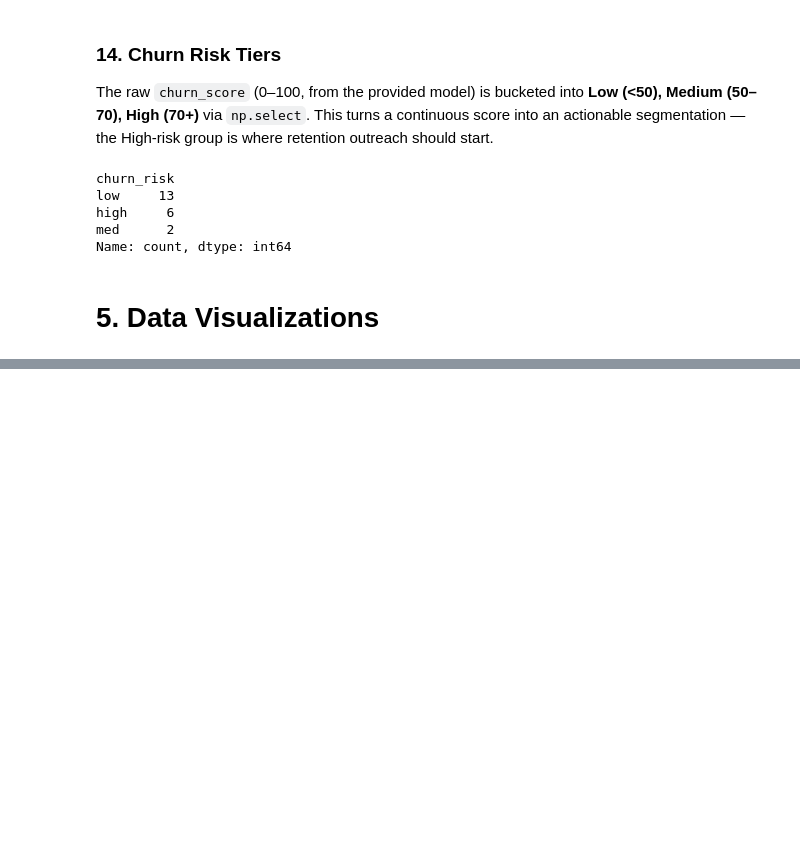
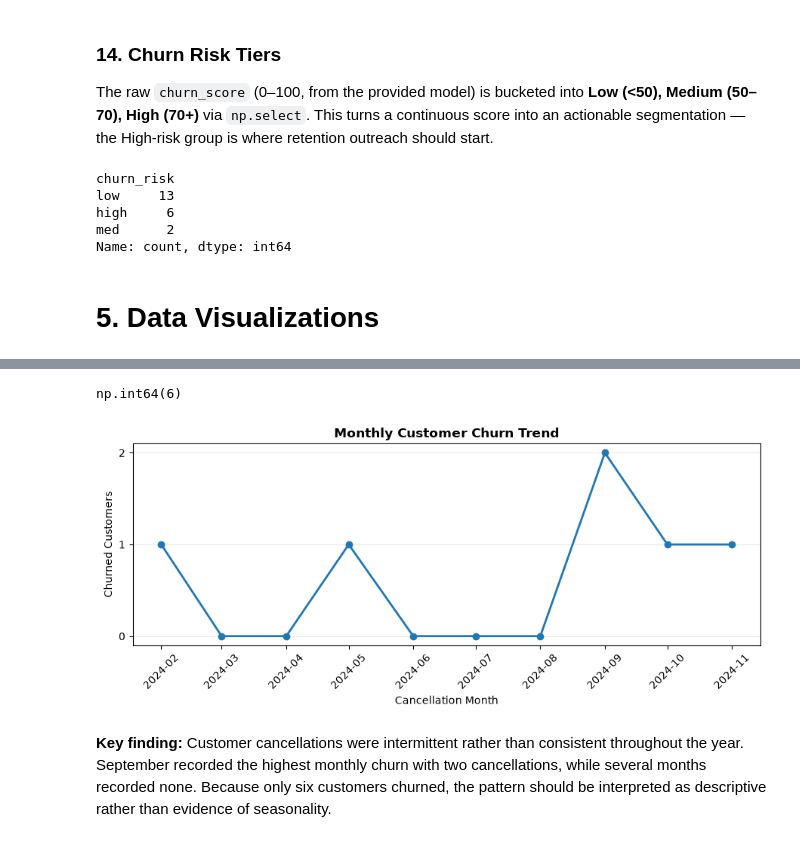
Before and after one commit to ShayanYawarBhatti/churn-analysis, a Jupyter notebook: notebooks/churn_analysis.ipynb, the cells around one changed output, grey strips where cells are left out. Cells and saved outputs as stored; diff of their text form; code cells hidden in the pictures; blank space fills up the shorter version.

Commit message:
Add churn visualizations and correlation analysis

```diff
--- a/notebooks/churn_analysis.ipynb
+++ b/notebooks/churn_analysis.ipynb
@@ -563,3 +563,9 @@ med      2
 Name: count, dtype: int64
 # %% [markdown]
 # 5. Data Visualizations
+# %%
+# Create a visualization-ready copy and configure the chart output directory
+df_viz = df.copy()
+FIG_DIR = '../reports/figures'
+
+df_viz.shape
@@ -565,0 +588,12 @@ Name: count, dtype: int64
+# %%
+# Aggregate monthly customer cancellations, including zero-churn months
+monthly_churn = (
+    df_viz.loc[df_viz['churn_flag'].eq(1)]
+    .resample('MS', on='cancellation_date')
+    .size()
+    .rename('churned_customers')
+    .reset_index()
+    .rename(columns={'cancellation_date': 'cancellation_month'})
+)
+
+monthly_churn
@@ -565,0 +612,36 @@ Name: count, dtype: int64
+# %%
+# Validating that monthly churn counts match the total number of churned customers
+monthly_churn['churned_customers'].sum()
+# %% [output]
+np.int64(6)
+# %%
+# Plotting and saving the monthly customer churn trend
+plt.figure(figsize = (9, 4))
+
+plt.plot(
+    monthly_churn['cancellation_month'],
+    monthly_churn['churned_customers'],
+    marker = 'o',
+    linewidth = 2
+)
+
+plt.title('Monthly Customer Churn Trend', fontweight = 'bold')
+plt.xlabel('Cancellation Month')
+plt.ylabel('Churned Customers')
+plt.yticks(
+    range(int(monthly_churn['churned_customers'].max()) + 1)
+)
+plt.xticks(rotation=45)
+plt.grid(axis = 'y', alpha = 0.25)
+
+plt.tight_layout()
+plt.savefig(
+    f'{FIG_DIR}/monthly_churn_trend.png',
+    dpi = 300,
+    bbox_inches = 'tight'
+)
+plt.show()
+# %% [output]
+[figure, added]
+# %% [markdown]
+**Key finding:** Customer cancellations were intermittent rather than consistent throughout the year. September recorded the highest monthly churn with two cancellations, while several months recorded none. Because only six customers churned, the pattern should be interpreted as descriptive rather than evidence of seasonality.
```
Also changed, not shown: parts of 21 cells of this notebook, 6 other files.
